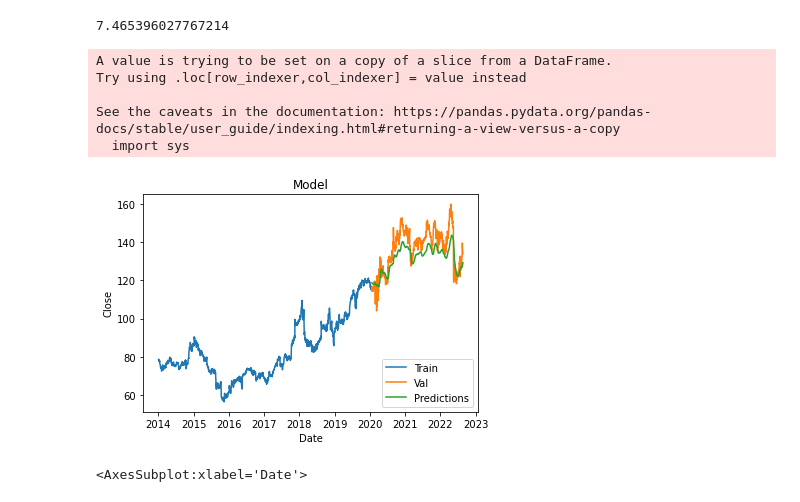
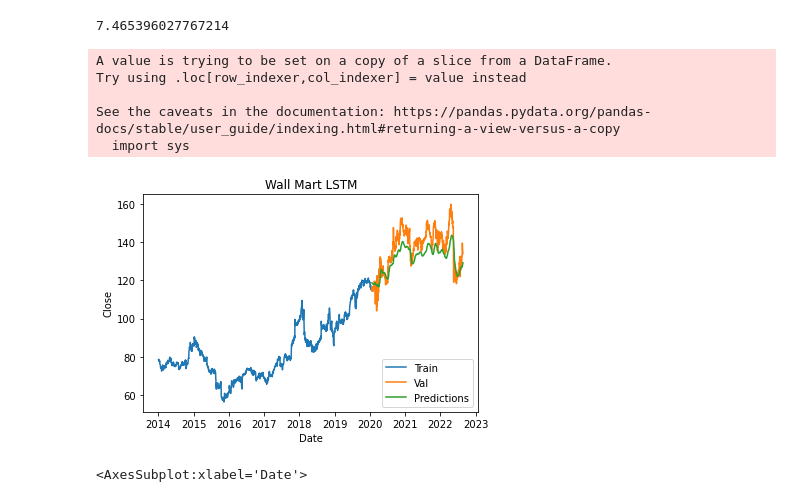
Before and after one commit to Martamorningham/Final_Project, a Jupyter notebook: LTSM_WMT.ipynb, the cells around one changed output. Saved outputs shown, nothing was run; the diff lists cells and outputs as text; code cells hidden in the pictures.

```diff
--- a/LTSM_WMT.ipynb
+++ b/LTSM_WMT.ipynb
@@ -185,32 +185,32 @@ print(rmse)
 # %%
 #Predict and visualize
 
 train = wmt_df[:training_data_len]
 
 valid = wmt_df[training_data_len:]
 
 valid['Predictions'] = predictions
 
-plt.title('Model')
+plt.title('Wall Mart LSTM')
 
 plt.xlabel('Date')
 
 plt.ylabel('Close')
 
 plt.plot(train['Close'])
 
 plt.plot(valid[['Close', 'Predictions']])
 
 plt.legend(['Train', 'Val', 'Predictions'], loc='lower right')
 
 plt.show()
 # %% [output]
 A value is trying to be set on a copy of a slice from a DataFrame.
 Try using .loc[row_indexer,col_indexer] = value instead
 
 See the caveats in the documentation: https://pandas.pydata.org/pandas-docs/stable/user_guide/indexing.html#returning-a-view-versus-a-copy
   import sys
-[figure, old version]
+[figure, new version]
 # %%
 wmt_df.plot()
 # %% [output]
```
Also changed, not shown: parts of 6 cells of this notebook, 5 other files.
